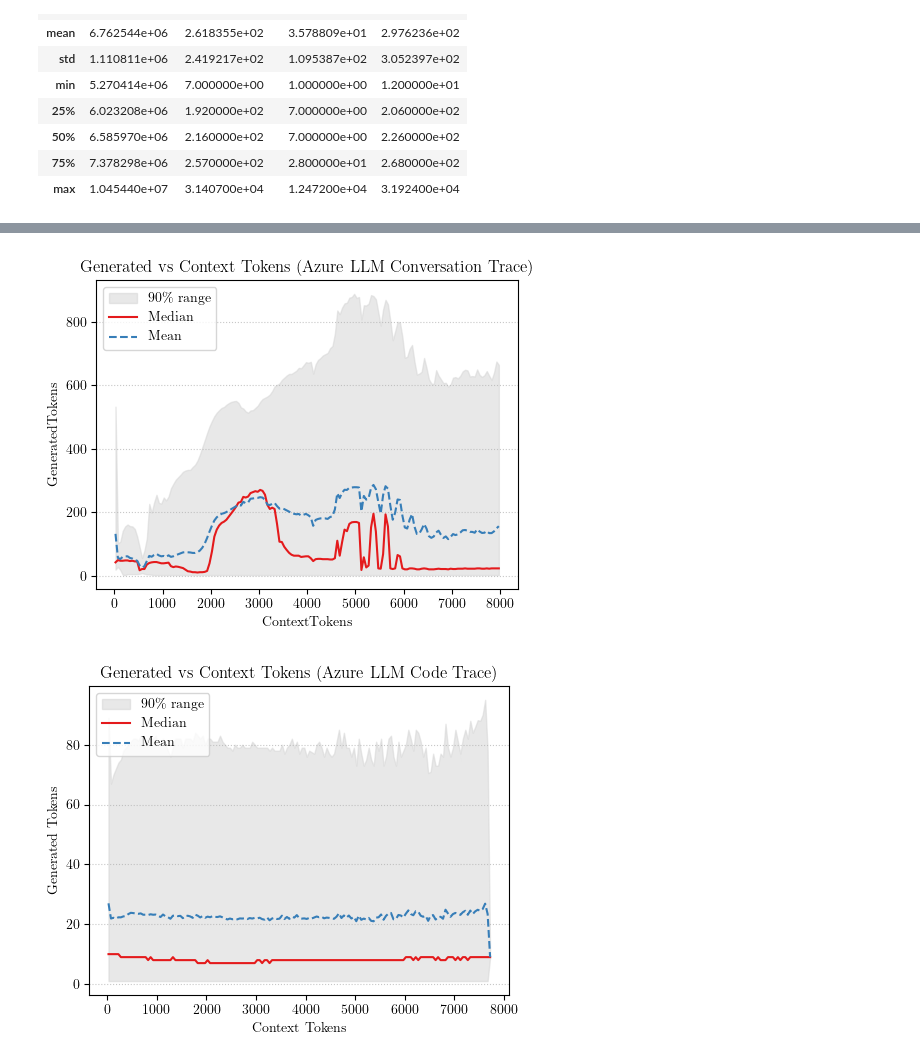
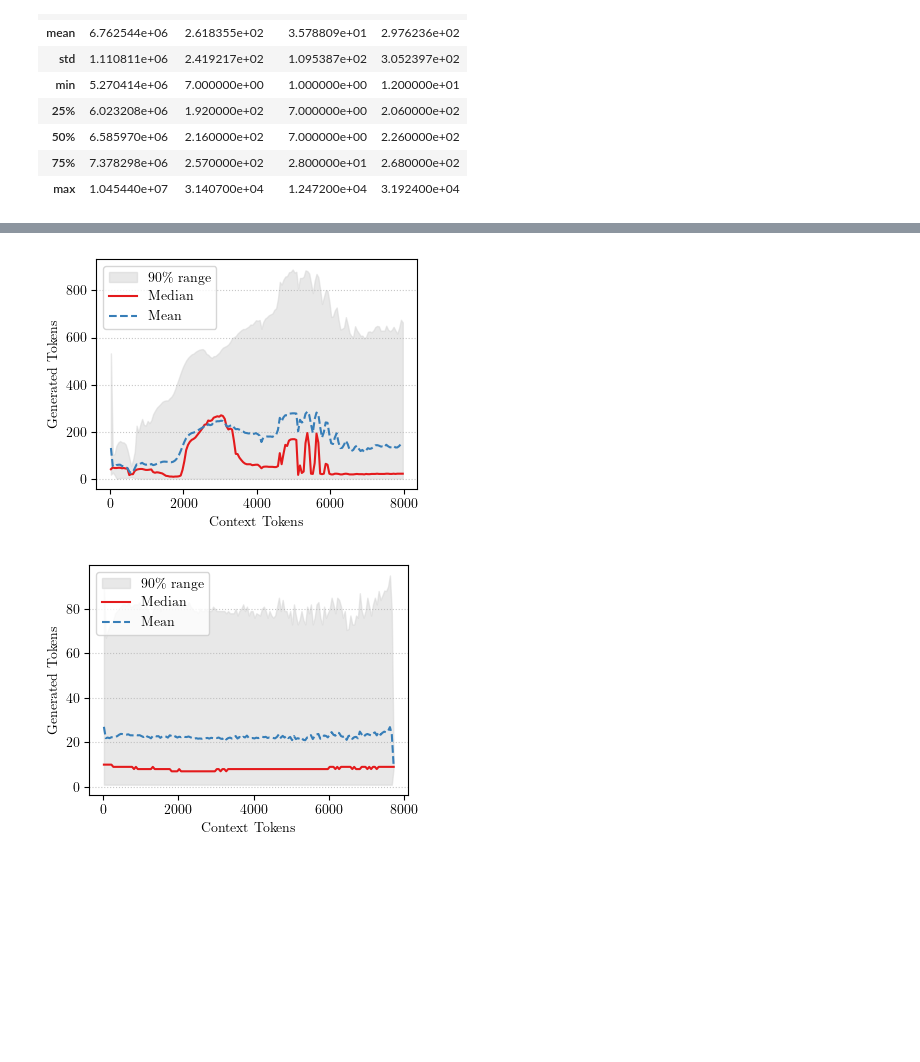
Before and after one commit to NathanRignall/llm-scheduling, a Jupyter notebook: notebooks/traces.ipynb, the cells around one changed output, grey strips where cells are left out. Saved outputs shown, nothing was run; the diff lists cells and outputs as text; code cells hidden in the pictures; blank space fills up the shorter version.

```diff
--- a/notebooks/traces.ipynb
+++ b/notebooks/traces.ipynb
@@ -140,7 +146,7 @@ bin_centers = np.array([iv.mid for iv in conv_mean_gen.index])
 mask = (~np.isnan(conv_p05.values)) & (~np.isnan(conv_p95.values))
 
 # Plot the generated tokens vs context tokens
-plt.figure(figsize=(5,4))
+plt.figure(figsize=(4,3))
 plt.fill_between(
     bin_centers[mask],
     conv_p05.values[mask],
@@ -150,15 +156,15 @@ plt.fill_between(
 )
 plt.plot(bin_centers[mask], conv_median_gen.values[mask], color='C0', label='Median')
 plt.plot(bin_centers[mask], conv_mean_gen.values[mask], color='C1', linestyle='--', label='Mean')
-plt.xlabel('ContextTokens')
-plt.ylabel('GeneratedTokens')
-plt.title('Generated vs Context Tokens (Azure LLM Conversation Trace)')
+plt.xlabel('Context Tokens')
+plt.ylabel('Generated Tokens')
+# plt.title('Generated vs Context Tokens (Azure LLM Conversation Trace)')
 plt.legend(loc='upper left')
 plt.grid(axis='y', linestyle=':', alpha=0.7)
 plt.tight_layout()
-plt.show()
+plt.savefig(f"{FIGURE_SAVE_LOCATION}{FIGURE_PREFILE}azure_conv_gen_vs_context.pdf", bbox_inches='tight')
 # %% [output]
-[figure, old version]
+[figure, new version]
 # %%
 # extract the context and generated tokens from the code trace
 code_max_context_tokens = code_trace_df['ContextTokens'].max()
@@ -167,37 +173,37 @@ code_max_generated_tokens = code_trace_df['GeneratedTokens'].max()
 code_avg_generated_tokens = code_trace_df['GeneratedTokens'].mean()
 bin_size = 50
 code_bins  = np.arange(0, code_max_context_tokens + bin_size, bin_size)
 code_trace_df['context_bin'] = pd.cut(code_trace_df['ContextTokens'], bins=code_bins)
 
 # group by context bin and compute mean, median, p05, p95
 grp = code_trace_df.groupby('context_bin', observed=True)['GeneratedTokens']
 code_mean_gen = grp.mean()
 code_median_gen = grp.median()
 code_p05 = grp.quantile(0.05)
 code_p95 = grp.quantile(0.95)
 bin_centers = np.array([iv.mid for iv in code_mean_gen.index])
 mask = (~np.isnan(code_p05.values)) & (~np.isnan(code_p95.values))
 
 # Plot the generated tokens vs context tokens
-plt.figure(figsize=(5,4))
+plt.figure(figsize=(4,3))
 plt.fill_between(
     bin_centers[mask],
     code_p05.values[mask],
     code_p95.values[mask],
     color='lightgray', alpha=0.5,
     label='90\\% range'
 )
 plt.plot(bin_centers[mask], code_median_gen.values[mask], color='C0', label='Median')
 plt.plot(bin_centers[mask], code_mean_gen.values[mask], color='C1', linestyle='--', label='Mean')
 plt.xlabel('Context Tokens')
 plt.ylabel('Generated Tokens')
-plt.title('Generated vs Context Tokens (Azure LLM Code Trace)')
+# plt.title('Generated vs Context Tokens (Azure LLM Code Trace)')
 plt.legend(loc='upper left')
 plt.grid(axis='y', linestyle=':', alpha=0.7)
 plt.tight_layout()
-plt.show()
+plt.savefig(f"{FIGURE_SAVE_LOCATION}{FIGURE_PREFILE}azure_code_gen_vs_context.pdf", bbox_inches='tight')
 # %% [output]
-[figure, old version]
+[figure, new version]
 # %%
 # extract the context tokens (conversation) from the burst trace
 burst_conv_trace_df = burst_trace_df[burst_trace_df['Log Type'] == 'Conversation log']
```
Also changed, not shown: parts of 9 cells of this notebook, 6 other files.
